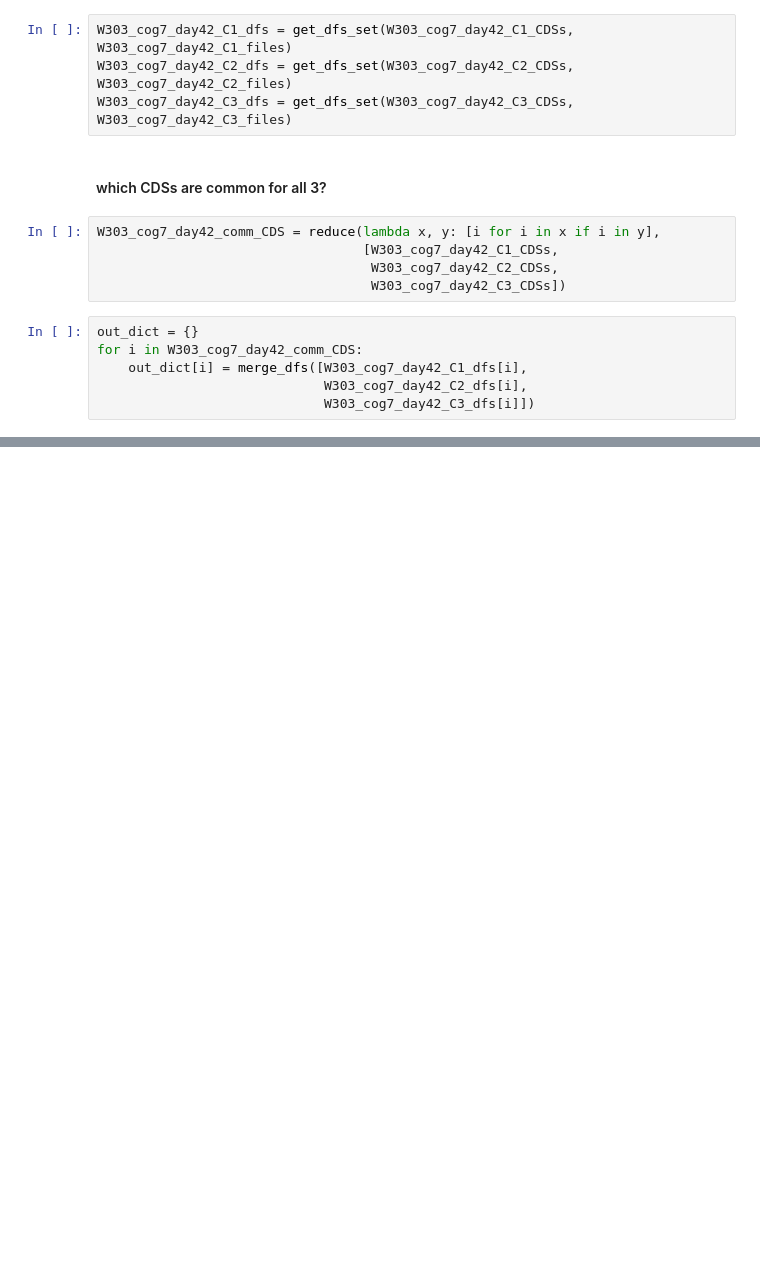
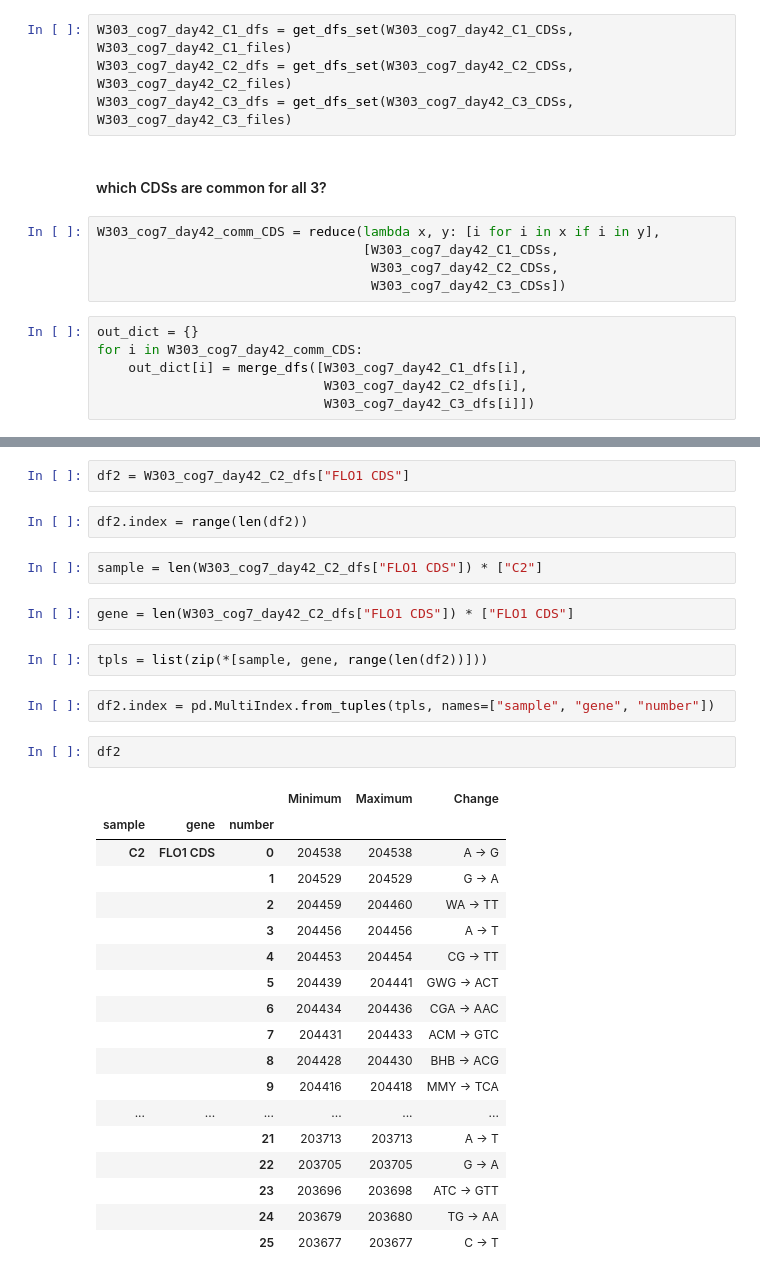
Before and after one commit to dizak/SNP_sheets_merge, a Jupyter notebook: SNPs-sheets_merge.ipynb, the cells around one changed output, grey strips where cells are left out. Drawn from its saved outputs; the diff is of its cells as text; blank space fills up the shorter version.

```diff
--- a/SNPs-sheets_merge.ipynb
+++ b/SNPs-sheets_merge.ipynb
@@ -212,0 +227,33 @@ out_dict["FLO1 CDS"]
+# %%
+df2 = W303_cog7_day42_C2_dfs["FLO1 CDS"]
+# %%
+df2.index = range(len(df2))
+# %%
+sample = len(W303_cog7_day42_C2_dfs["FLO1 CDS"]) * ["C2"]
+# %%
+gene = len(W303_cog7_day42_C2_dfs["FLO1 CDS"]) * ["FLO1 CDS"]
+# %%
+tpls = list(zip(*[sample, gene, range(len(df2))]))
+# %%
+df2.index = pd.MultiIndex.from_tuples(tpls, names=["sample", "gene", "number"])
+# %%
+df2
+# %% [output]
+|  |  |  | Minimum | Maximum | Change |
+| sample | gene | number |  |  |  |
+| C2 | FLO1 CDS | 0 | 204538 | 204538 | A -> G |
+|  |  | 1 | 204529 | 204529 | G -> A |
+|  |  | 2 | 204459 | 204460 | WA -> TT |
+|  |  | 3 | 204456 | 204456 | A -> T |
+|  |  | 4 | 204453 | 204454 | CG -> TT |
+|  |  | 5 | 204439 | 204441 | GWG -> ACT |
+|  |  | 6 | 204434 | 204436 | CGA -> AAC |
+|  |  | 7 | 204431 | 204433 | ACM -> GTC |
+|  |  | 8 | 204428 | 204430 | BHB -> ACG |
+|  |  | 9 | 204416 | 204418 | MMY -> TCA |
+| ... | ... | ... | ... | ... | ... |
+|  |  | 21 | 203713 | 203713 | A -> T |
+|  |  | 22 | 203705 | 203705 | G -> A |
+|  |  | 23 | 203696 | 203698 | ATC -> GTT |
+|  |  | 24 | 203679 | 203680 | TG -> AA |
+|  |  | 25 | 203677 | 203677 | C -> T |
```
Also changed, not shown: parts of 21 cells of this notebook.
